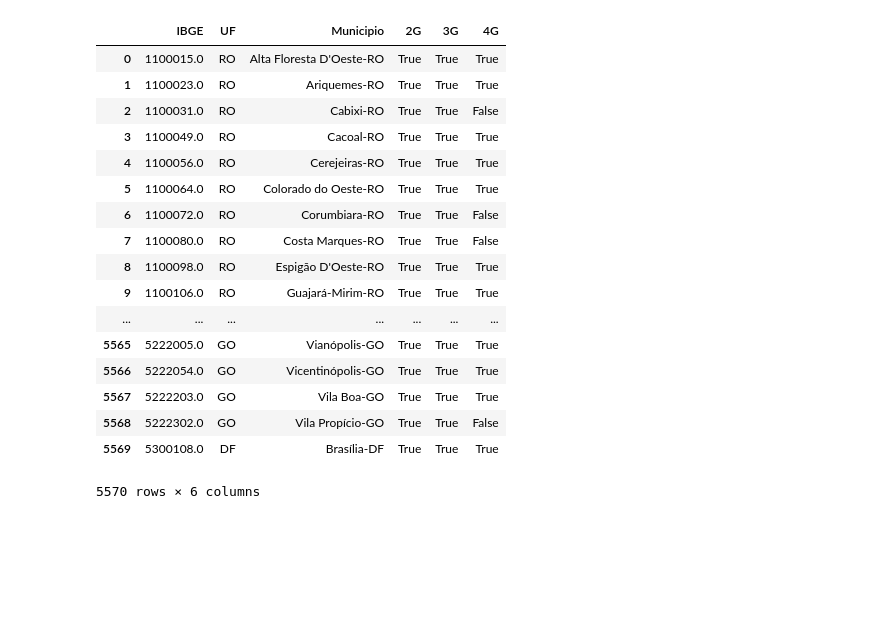
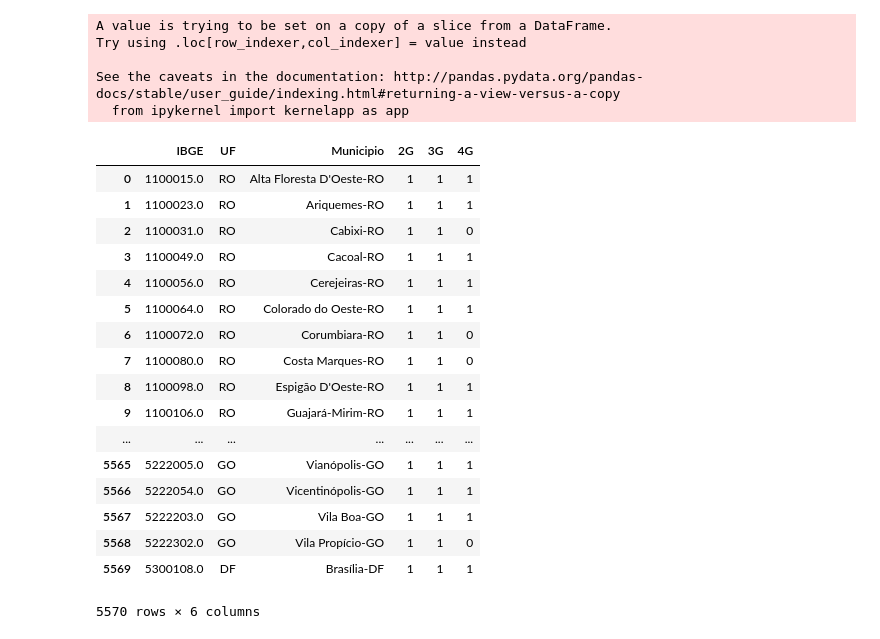
Before and after one commit to lclarete/bozoinsights, a Jupyter notebook: telefonia_municipio.ipynb, the cells around one changed output. Drawn from its saved outputs; the diff is of its cells as text; code cells hidden in the pictures; blank space fills up the shorter version.

```diff
--- a/telefonia_municipio.ipynb
+++ b/telefonia_municipio.ipynb
@@ -101,25 +126,37 @@ df_types = df_types.drop('IBGE', axis=1)
 df_total = pd.concat([df, df_types], axis=1)
 
 # select columns
-df_networks = df_total[['IBGE', 'UF', 'Municipio', '2G', '3G', '4G']]
+df_xg = df_total[['IBGE', 'UF', 'Municipio', '2G', '3G', '4G']]
-# %%
-df_networks
-# %% [output]
-|  | IBGE | UF | Municipio | 2G | 3G | 4G |
-| 0 | 1100015.0 | RO | Alta Floresta D'Oeste-RO | True | True | True |
-| 1 | 1100023.0 | RO | Ariquemes-RO | True | True | True |
-| 2 | 1100031.0 | RO | Cabixi-RO | True | True | False |
-| 3 | 1100049.0 | RO | Cacoal-RO | True | True | True |
-| 4 | 1100056.0 | RO | Cerejeiras-RO | True | True | True |
-| 5 | 1100064.0 | RO | Colorado do Oeste-RO | True | True | True |
-| 6 | 1100072.0 | RO | Corumbiara-RO | True | True | False |
-| 7 | 1100080.0 | RO | Costa Marques-RO | True | True | False |
-| 8 | 1100098.0 | RO | Espigão D'Oeste-RO | True | True | True |
-| 9 | 1100106.0 | RO | Guajará-Mirim-RO | True | True | True |
-| ... | ... | ... | ... | ... | ... | ... |
-| 5565 | 5222005.0 | GO | Vianópolis-GO | True | True | True |
-| 5566 | 5222054.0 | GO | Vicentinópolis-GO | True | True | True |
-| 5567 | 5222203.0 | GO | Vila Boa-GO | True | True | True |
-| 5568 | 5222302.0 | GO | Vila Propício-GO | True | True | False |
-| 5569 | 5300108.0 | DF | Brasília-DF | True | True | True |
-5570 rows × 6 columns
+# %%
+xg = {True:1, False:0}
+xg_cols = ['2G', '3G', '4G']
+# %%
+for i in xg_cols:
+    df_xg[i] = df_xg[i].map(xg)
+# %% [output]
+A value is trying to be set on a copy of a slice from a DataFrame.
+Try using .loc[row_indexer,col_indexer] = value instead
+
+See the caveats in the documentation: http://pandas.pydata.org/pandas-docs/stable/user_guide/indexing.html#returning-a-view-versus-a-copy
+  from ipykernel import kernelapp as app
+# %%
+df_xg
+# %% [output]
+|  | IBGE | UF | Municipio | 2G | 3G | 4G |
+| 0 | 1100015.0 | RO | Alta Floresta D'Oeste-RO | 1 | 1 | 1 |
+| 1 | 1100023.0 | RO | Ariquemes-RO | 1 | 1 | 1 |
+| 2 | 1100031.0 | RO | Cabixi-RO | 1 | 1 | 0 |
+| 3 | 1100049.0 | RO | Cacoal-RO | 1 | 1 | 1 |
+| 4 | 1100056.0 | RO | Cerejeiras-RO | 1 | 1 | 1 |
+| 5 | 1100064.0 | RO | Colorado do Oeste-RO | 1 | 1 | 1 |
+| 6 | 1100072.0 | RO | Corumbiara-RO | 1 | 1 | 0 |
+| 7 | 1100080.0 | RO | Costa Marques-RO | 1 | 1 | 0 |
+| 8 | 1100098.0 | RO | Espigão D'Oeste-RO | 1 | 1 | 1 |
+| 9 | 1100106.0 | RO | Guajará-Mirim-RO | 1 | 1 | 1 |
+| ... | ... | ... | ... | ... | ... | ... |
+| 5565 | 5222005.0 | GO | Vianópolis-GO | 1 | 1 | 1 |
+| 5566 | 5222054.0 | GO | Vicentinópolis-GO | 1 | 1 | 1 |
+| 5567 | 5222203.0 | GO | Vila Boa-GO | 1 | 1 | 1 |
+| 5568 | 5222302.0 | GO | Vila Propício-GO | 1 | 1 | 0 |
+| 5569 | 5300108.0 | DF | Brasília-DF | 1 | 1 | 1 |
+5570 rows × 6 columns
```
Also changed, not shown: parts of 12 cells of this notebook, 1 other file.
